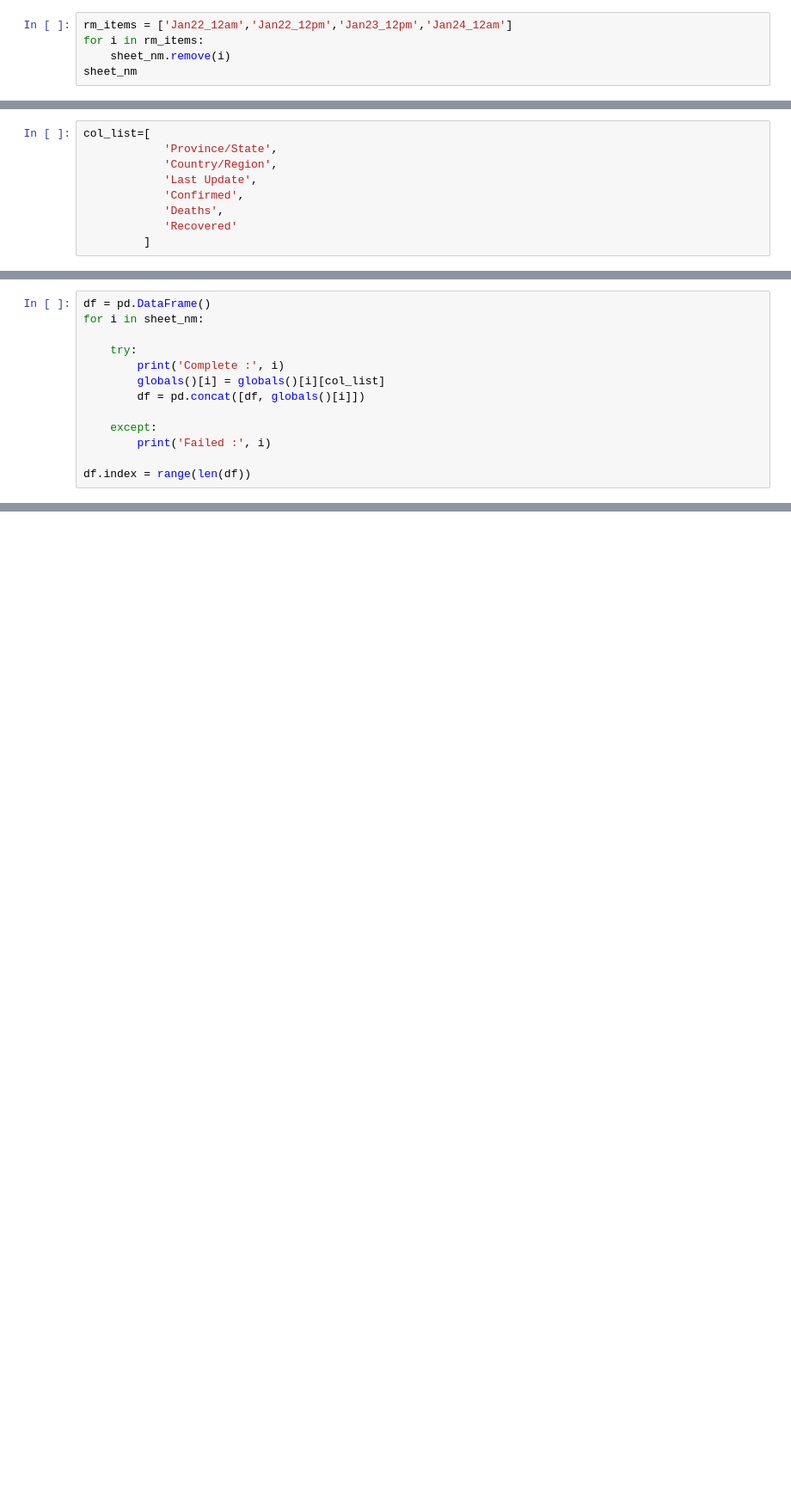
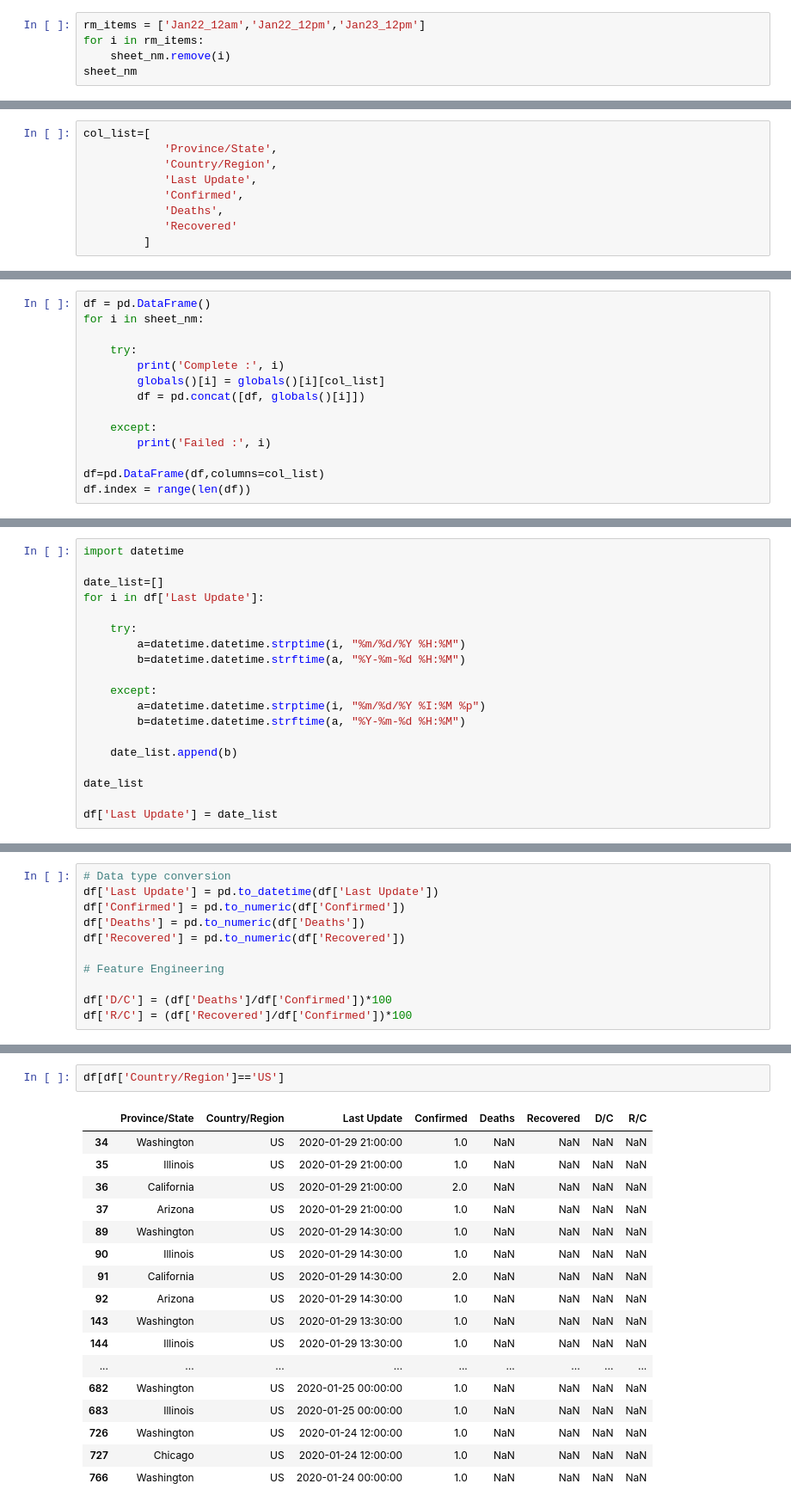
Before and after one commit to WooilJeong/novel_coronavirus, a Jupyter notebook: novel_corona_virus.ipynb, the cells around one changed output, grey strips where cells are left out. Shown: that part at 86% size. Cells and saved outputs as stored; diff of their text form; blank space fills up the shorter version.

```diff
--- a/novel_corona_virus.ipynb
+++ b/novel_corona_virus.ipynb
@@ -75,5 +124,5 @@ Jan22_12am
 # %%
-rm_items = ['Jan22_12am','Jan22_12pm','Jan23_12pm','Jan24_12am']
+rm_items = ['Jan22_12am','Jan22_12pm','Jan23_12pm']
 for i in rm_items:
     sheet_nm.remove(i)
 sheet_nm
@@ -111,5 +168,6 @@ for i in sheet_nm:
     except:
         print('Failed :', i)
 
+df=pd.DataFrame(df,columns=col_list)
 df.index = range(len(df))
 # %% [output]
@@ -127,0 +234,19 @@ Complete : Jan24_12pm
+# %%
+import datetime
+
+date_list=[]
+for i in df['Last Update']:
+
+    try:
+        a=datetime.datetime.strptime(i, "%m/%d/%Y %H:%M")
+        b=datetime.datetime.strftime(a, "%Y-%m-%d %H:%M")
+
+    except:
+        a=datetime.datetime.strptime(i, "%m/%d/%Y %I:%M %p")
+        b=datetime.datetime.strftime(a, "%Y-%m-%d %H:%M")
+
+    date_list.append(b)
+
+date_list
+
+df['Last Update'] = date_list
@@ -127,0 +285,11 @@ Complete : Jan24_12pm
+# %%
+# Data type conversion
+df['Last Update'] = pd.to_datetime(df['Last Update'])
+df['Confirmed'] = pd.to_numeric(df['Confirmed'])
+df['Deaths'] = pd.to_numeric(df['Deaths'])
+df['Recovered'] = pd.to_numeric(df['Recovered'])
+
+# Feature Engineering
+
+df['D/C'] = (df['Deaths']/df['Confirmed'])*100
+df['R/C'] = (df['Recovered']/df['Confirmed'])*100
@@ -127,0 +336,20 @@ Complete : Jan24_12pm
+# %%
+df[df['Country/Region']=='US']
+# %% [output]
+|  | Province/State | Country/Region | Last Update | Confirmed | Deaths | Recovered | D/C | R/C |
+| 34 | Washington | US | 2020-01-29 21:00:00 | 1.0 | NaN | NaN | NaN | NaN |
+| 35 | Illinois | US | 2020-01-29 21:00:00 | 1.0 | NaN | NaN | NaN | NaN |
+| 36 | California | US | 2020-01-29 21:00:00 | 2.0 | NaN | NaN | NaN | NaN |
+| 37 | Arizona | US | 2020-01-29 21:00:00 | 1.0 | NaN | NaN | NaN | NaN |
+| 89 | Washington | US | 2020-01-29 14:30:00 | 1.0 | NaN | NaN | NaN | NaN |
+| 90 | Illinois | US | 2020-01-29 14:30:00 | 1.0 | NaN | NaN | NaN | NaN |
+| 91 | California | US | 2020-01-29 14:30:00 | 2.0 | NaN | NaN | NaN | NaN |
+| 92 | Arizona | US | 2020-01-29 14:30:00 | 1.0 | NaN | NaN | NaN | NaN |
+| 143 | Washington | US | 2020-01-29 13:30:00 | 1.0 | NaN | NaN | NaN | NaN |
+| 144 | Illinois | US | 2020-01-29 13:30:00 | 1.0 | NaN | NaN | NaN | NaN |
+| ... | ... | ... | ... | ... | ... | ... | ... | ... |
+| 682 | Washington | US | 2020-01-25 00:00:00 | 1.0 | NaN | NaN | NaN | NaN |
+| 683 | Illinois | US | 2020-01-25 00:00:00 | 1.0 | NaN | NaN | NaN | NaN |
+| 726 | Washington | US | 2020-01-24 12:00:00 | 1.0 | NaN | NaN | NaN | NaN |
+| 727 | Chicago | US | 2020-01-24 12:00:00 | 1.0 | NaN | NaN | NaN | NaN |
+| 766 | Washington | US | 2020-01-24 00:00:00 | 1.0 | NaN | NaN | NaN | NaN |
```
Also changed, not shown: parts of 37 cells of this notebook.
